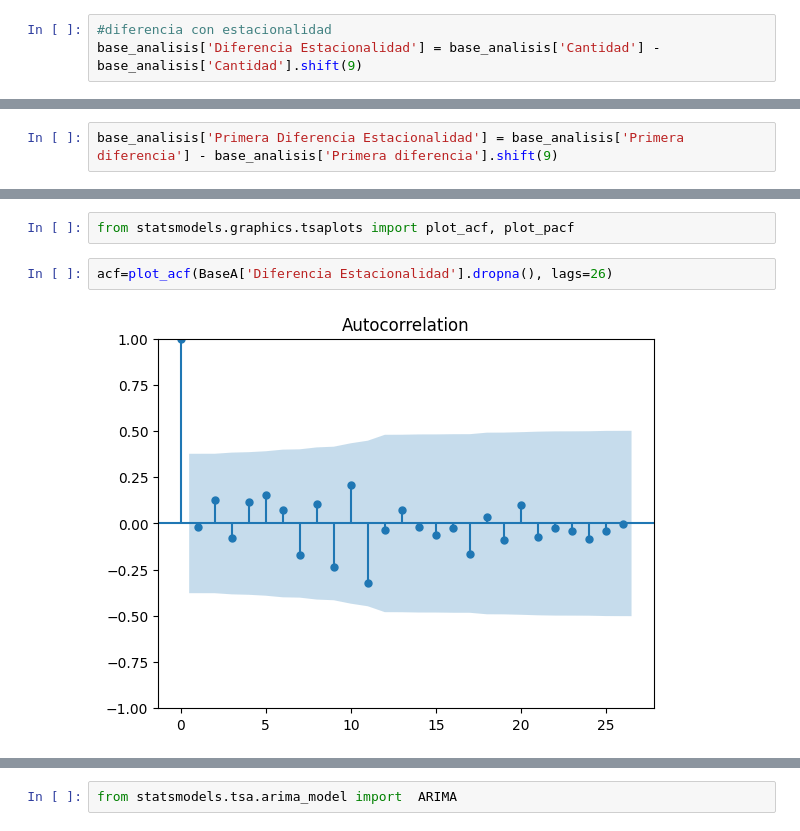
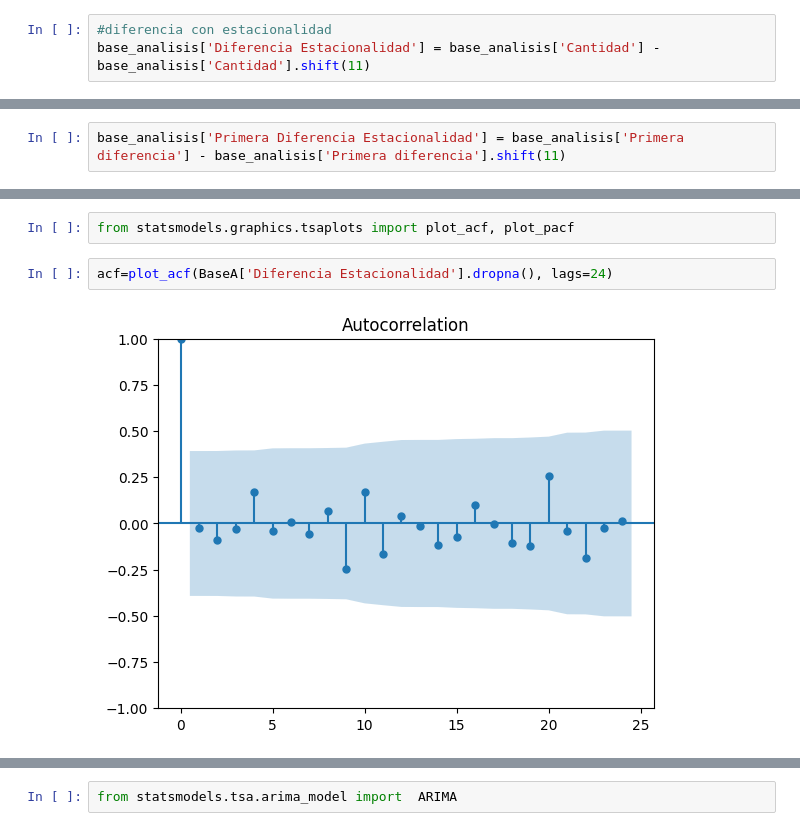
Before and after one commit to serway-hub/Proyecto_pronostico, a Jupyter notebook: pronosticos_pergolite.ipynb, the cells around one changed output, grey strips where cells are left out. Saved outputs shown, nothing was run; the diff lists cells and outputs as text.

```diff
--- a/pronosticos_pergolite.ipynb
+++ b/pronosticos_pergolite.ipynb
@@ -123,7 +129,7 @@ adfuller(base_analisis['Segunda diferencia'].dropna())
  np.float64(147.60173493464566))
 # %%
 #diferencia con estacionalidad
-base_analisis['Diferencia Estacionalidad'] = base_analisis['Cantidad'] - base_analisis['Cantidad'].shift(9)
+base_analisis['Diferencia Estacionalidad'] = base_analisis['Cantidad'] - base_analisis['Cantidad'].shift(11)
 # %%
 base_analisis['Diferencia Estacionalidad'].plot()
 # %% [output]
@@ -143,5 +149,5 @@ adfuller(base_analisis['Diferencia Estacionalidad'].dropna())
 # %%
-base_analisis['Primera Diferencia Estacionalidad'] = base_analisis['Primera diferencia'] - base_analisis['Primera diferencia'].shift(9)
+base_analisis['Primera Diferencia Estacionalidad'] = base_analisis['Primera diferencia'] - base_analisis['Primera diferencia'].shift(11)
 # %%
 base_analisis['Primera Diferencia Estacionalidad'].plot()
 # %% [output]
@@ -212,7 +218,7 @@ COMPONENTES ACF Y PACF
 # %%
 from statsmodels.graphics.tsaplots import plot_acf, plot_pacf
 # %%
-acf=plot_acf(BaseA['Diferencia Estacionalidad'].dropna(), lags=26)
+acf=plot_acf(BaseA['Diferencia Estacionalidad'].dropna(), lags=24)
 # %% [output]
-[figure, old version]
+[figure, new version]
 # %%
```
Also changed, not shown: parts of 15 cells of this notebook.
